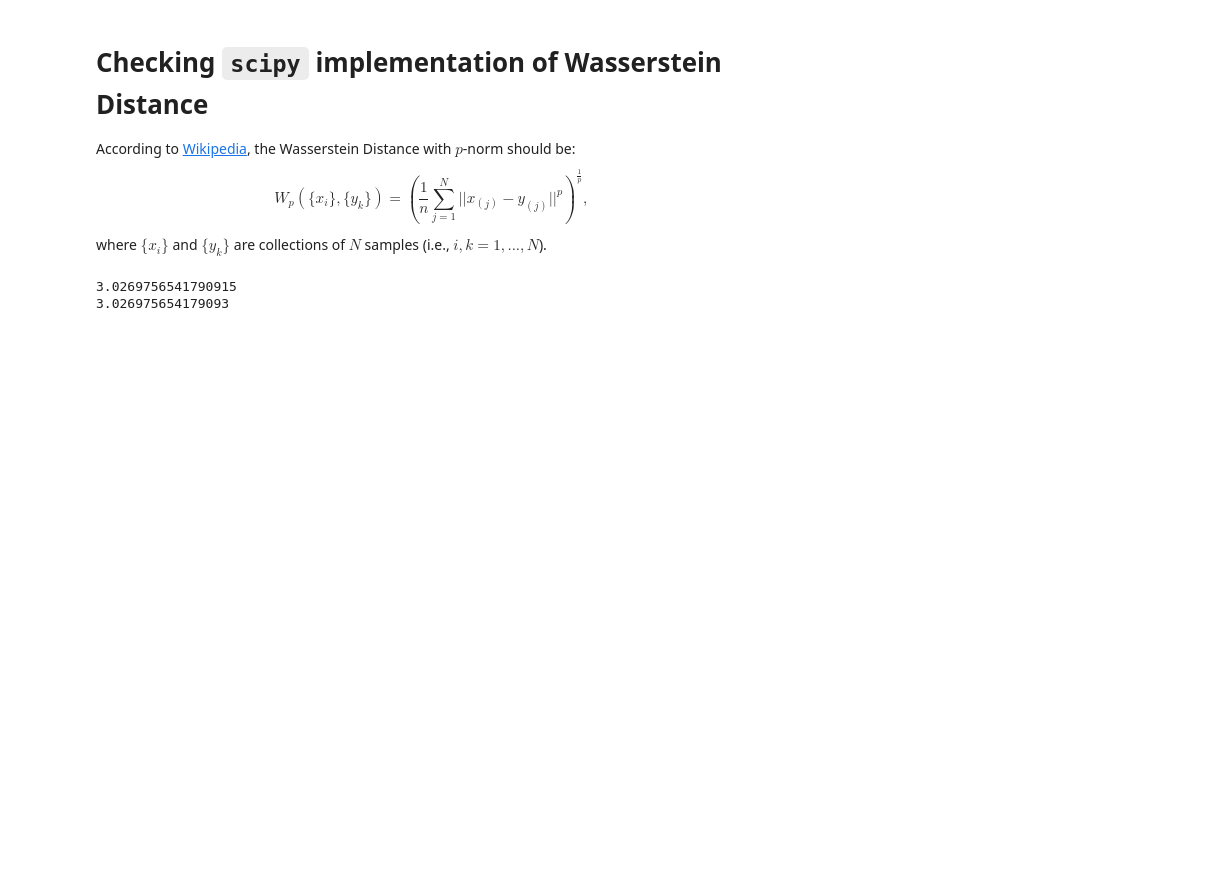
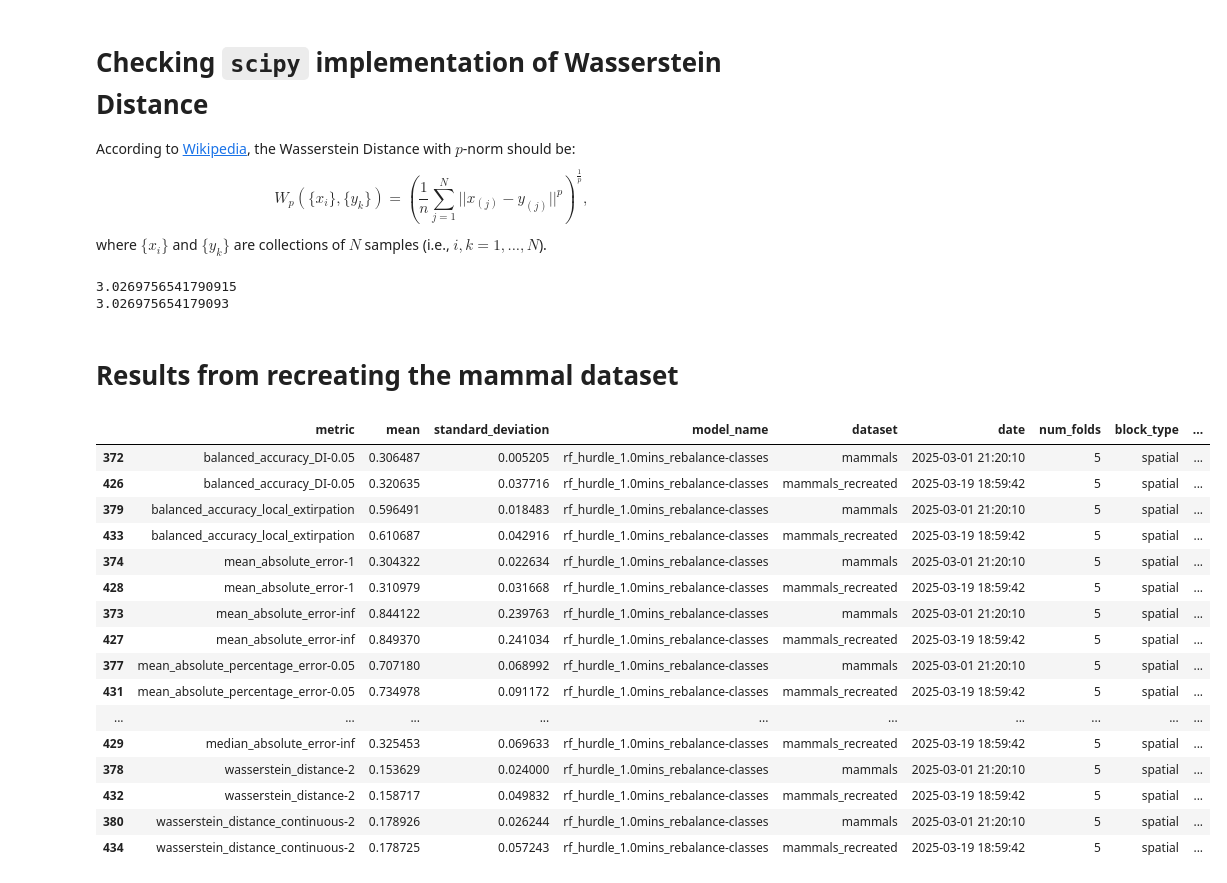
Before and after one commit to emiliolr/life-hunting, a Jupyter notebook: notebooks/new_metrics_eval.ipynb, the cells around one changed output. Drawn from its saved outputs; the diff is of its cells as text; code cells hidden in the pictures; blank space fills up the shorter version.

Commit message:
Various bits of work to figure out how to replace in-house predictors, the effects this has on model performance, etc.

```diff
--- a/notebooks/new_metrics_eval.ipynb
+++ b/notebooks/new_metrics_eval.ipynb
@@ -289,3 +289,31 @@ print(empirical_wd_test(a, b, p = 1))
 # %% [output]
 3.0269756541790915
 3.026975654179093
+# %% [markdown]
+# Results from recreating the mammal dataset
+# %%
+results = pd.read_csv('../final_results/cross_val_results_all_metrics.csv')
+
+results = results[results['model_name'].str.contains('rf_hurdle')] # | (results['model_name'] == 'pymer_hurdle_wo_rfx_tune-thresh')
+results = results[results['dataset'].isin(['mammals', 'mammals_recreated'])]
+results = results[results['block_type'] == 'spatial']
+
+results.sort_values(['metric', 'model_name'])
+# %% [output]
+|  | metric | mean | standard_deviation | model_name | dataset | date | num_folds | block_type | ... |
+| 372 | balanced_accuracy_DI-0.05 | 0.306487 | 0.005205 | rf_hurdle_1.0mins_rebalance-classes | mammals | 2025-03-01 21:20:10 | 5 | spatial | ... |
+| 426 | balanced_accuracy_DI-0.05 | 0.320635 | 0.037716 | rf_hurdle_1.0mins_rebalance-classes | mammals_recreated | 2025-03-19 18:59:42 | 5 | spatial | ... |
+| 379 | balanced_accuracy_local_extirpation | 0.596491 | 0.018483 | rf_hurdle_1.0mins_rebalance-classes | mammals | 2025-03-01 21:20:10 | 5 | spatial | ... |
+| 433 | balanced_accuracy_local_extirpation | 0.610687 | 0.042916 | rf_hurdle_1.0mins_rebalance-classes | mammals_recreated | 2025-03-19 18:59:42 | 5 | spatial | ... |
+| 374 | mean_absolute_error-1 | 0.304322 | 0.022634 | rf_hurdle_1.0mins_rebalance-classes | mammals | 2025-03-01 21:20:10 | 5 | spatial | ... |
+| 428 | mean_absolute_error-1 | 0.310979 | 0.031668 | rf_hurdle_1.0mins_rebalance-classes | mammals_recreated | 2025-03-19 18:59:42 | 5 | spatial | ... |
+| 373 | mean_absolute_error-inf | 0.844122 | 0.239763 | rf_hurdle_1.0mins_rebalance-classes | mammals | 2025-03-01 21:20:10 | 5 | spatial | ... |
+| 427 | mean_absolute_error-inf | 0.849370 | 0.241034 | rf_hurdle_1.0mins_rebalance-classes | mammals_recreated | 2025-03-19 18:59:42 | 5 | spatial | ... |
+| 377 | mean_absolute_percentage_error-0.05 | 0.707180 | 0.068992 | rf_hurdle_1.0mins_rebalance-classes | mammals | 2025-03-01 21:20:10 | 5 | spatial | ... |
+| 431 | mean_absolute_percentage_error-0.05 | 0.734978 | 0.091172 | rf_hurdle_1.0mins_rebalance-classes | mammals_recreated | 2025-03-19 18:59:42 | 5 | spatial | ... |
+| ... | ... | ... | ... | ... | ... | ... | ... | ... | ... |
+| 429 | median_absolute_error-inf | 0.325453 | 0.069633 | rf_hurdle_1.0mins_rebalance-classes | mammals_recreated | 2025-03-19 18:59:42 | 5 | spatial | ... |
+| 378 | wasserstein_distance-2 | 0.153629 | 0.024000 | rf_hurdle_1.0mins_rebalance-classes | mammals | 2025-03-01 21:20:10 | 5 | spatial | ... |
+| 432 | wasserstein_distance-2 | 0.158717 | 0.049832 | rf_hurdle_1.0mins_rebalance-classes | mammals_recreated | 2025-03-19 18:59:42 | 5 | spatial | ... |
+| 380 | wasserstein_distance_continuous-2 | 0.178926 | 0.026244 | rf_hurdle_1.0mins_rebalance-classes | mammals | 2025-03-01 21:20:10 | 5 | spatial | ... |
+| 434 | wasserstein_distance_continuous-2 | 0.178725 | 0.057243 | rf_hurdle_1.0mins_rebalance-classes | mammals_recreated | 2025-03-19 18:59:42 | 5 | spatial | ... |
```
Also changed, not shown: 6 other files.
